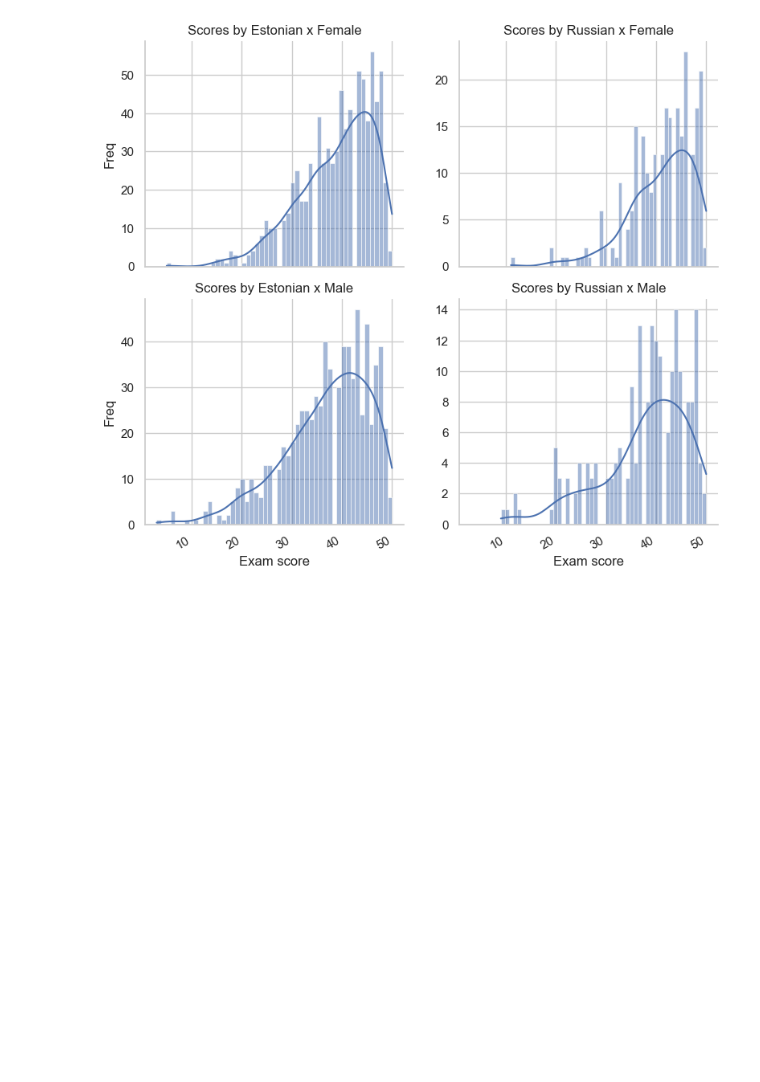
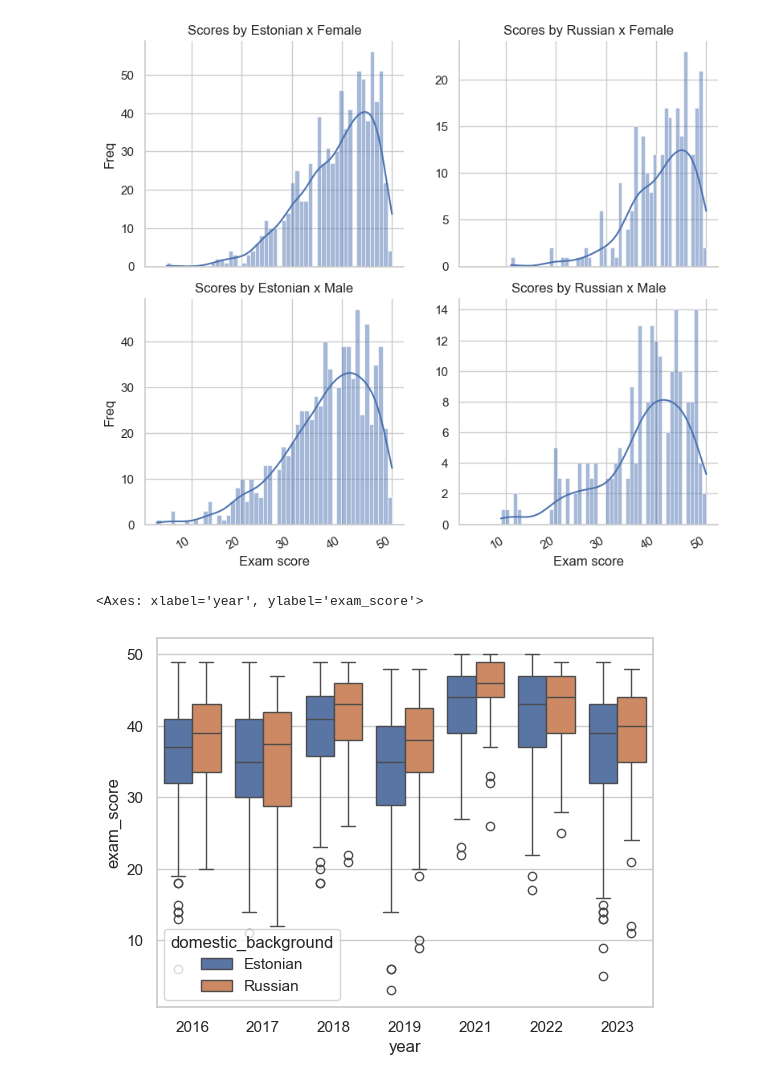
Before and after one commit to klumiste/bayes25_final_project_hpv, a Jupyter notebook: Part2_data_analysis/exam_scores_kaur.ipynb, the cells around one changed output. Cells and saved outputs as stored; diff of their text form; code cells hidden in the pictures; blank space fills up the shorter version.

```diff
--- a/Part2_data_analysis/exam_scores_kaur.ipynb
+++ b/Part2_data_analysis/exam_scores_kaur.ipynb
@@ -97,3 +97,8 @@ g.fig.autofmt_xdate()
 plt.show()
 # %% [output]
 [figure]
+# %%
+sns.boxplot(df, x='year', y='exam_score', hue='domestic_background')
+# %% [output]
+<Axes: xlabel='year', ylabel='exam_score'>
+[figure, added]
```
Also changed, not shown: parts of 1 cell of this notebook.
